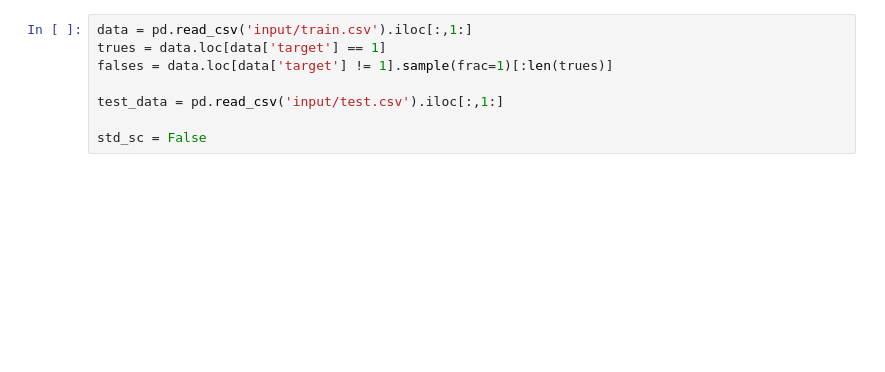
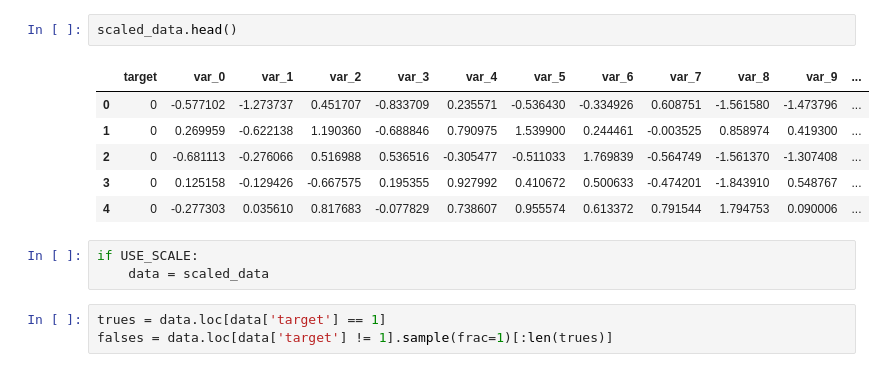
Before and after one commit to yambe2002/santander_customer_transaction, a Jupyter notebook: analyze.ipynb, the cells around one changed output. Drawn from its saved outputs; the diff is of its cells as text; blank space fills up the shorter version.

```diff
--- a/analyze.ipynb
+++ b/analyze.ipynb
@@ -12,11 +29,18 @@ stdsc = StandardScaler()
+# %%
+scaled_data.head()
+# %% [output]
+|  | target | var_0 | var_1 | var_2 | var_3 | var_4 | var_5 | var_6 | var_7 | var_8 | var_9 | ... |
+| 0 | 0 | -0.577102 | -1.273737 | 0.451707 | -0.833709 | 0.235571 | -0.536430 | -0.334926 | 0.608751 | -1.561580 | -1.473796 | ... |
+| 1 | 0 | 0.269959 | -0.622138 | 1.190360 | -0.688846 | 0.790975 | 1.539900 | 0.244461 | -0.003525 | 0.858974 | 0.419300 | ... |
+| 2 | 0 | -0.681113 | -0.276066 | 0.516988 | 0.536516 | -0.305477 | -0.511033 | 1.769839 | -0.564749 | -1.561370 | -1.307408 | ... |
+| 3 | 0 | 0.125158 | -0.129426 | -0.667575 | 0.195355 | 0.927992 | 0.410672 | 0.500633 | -0.474201 | -1.843910 | 0.548767 | ... |
+| 4 | 0 | -0.277303 | 0.035610 | 0.817683 | -0.077829 | 0.738607 | 0.955574 | 0.613372 | 0.791544 | 1.794753 | 0.090006 | ... |
+# %%
+if USE_SCALE:
+    data = scaled_data
 # %%
-data = pd.read_csv('input/train.csv').iloc[:,1:]
 trues = data.loc[data['target'] == 1]
 falses = data.loc[data['target'] != 1].sample(frac=1)[:len(trues)]
-
-test_data = pd.read_csv('input/test.csv').iloc[:,1:]
-
-std_sc = False
 # %%
 trues.head()
 # %% [output]
```
Also changed, not shown: parts of 14 cells of this notebook, 5 other files.
